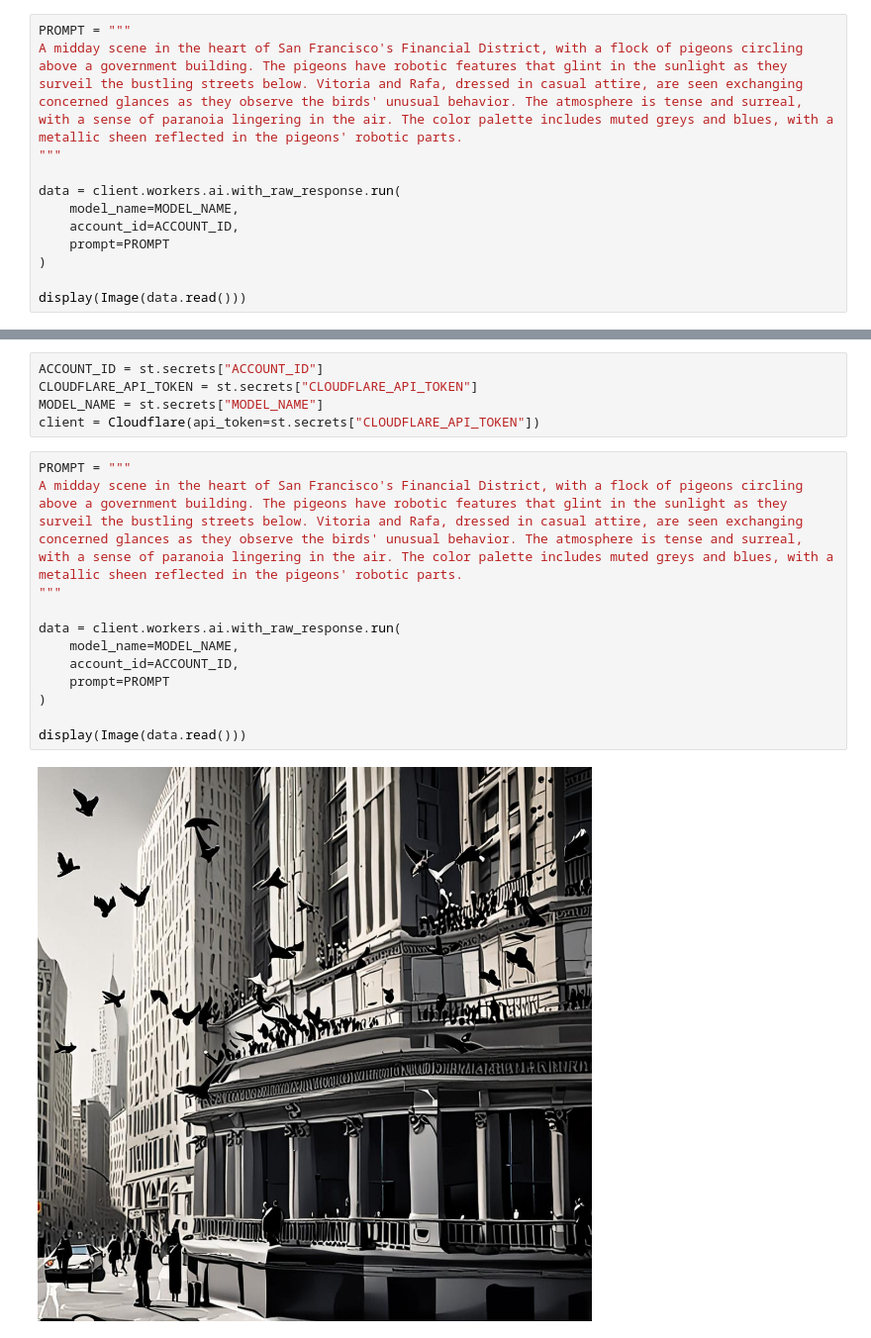
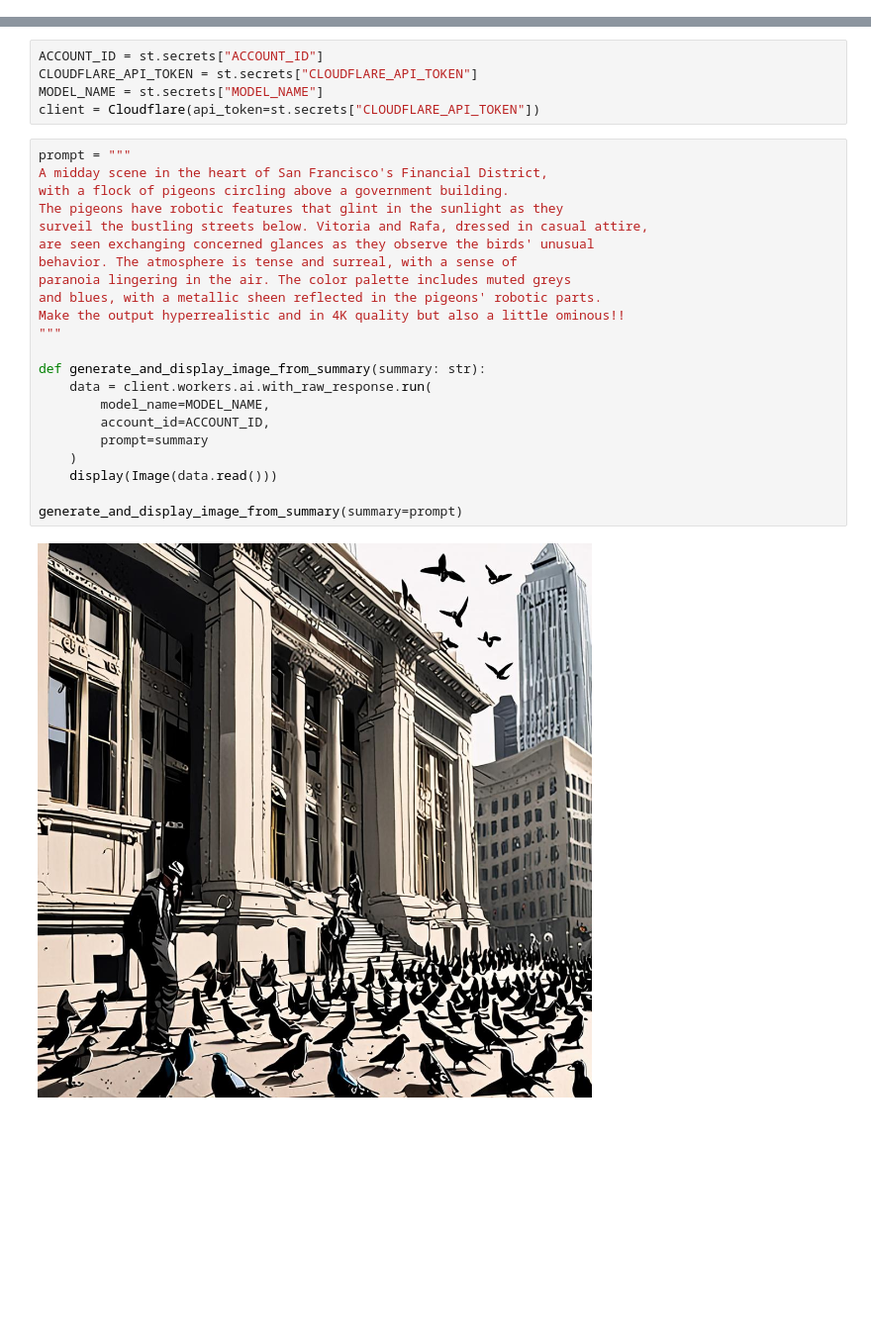
Before and after one commit to useless-ai-tinfoil-hats/sf-conspiracies, a Jupyter notebook: testing.ipynb, the cells around one changed output, grey strips where cells are left out. Shown: that part at 99% size. Drawn from its saved outputs; the diff is of its cells as text; blank space fills up the shorter version.

```diff
--- a/testing.ipynb
+++ b/testing.ipynb
@@ -17,12 +10,0 @@ client = Cloudflare(api_token=os.environ["CLOUDFLARE_API_TOKEN"])
-# %%
-PROMPT = """
-A midday scene in the heart of San Francisco's Financial District, with a flock of pigeons circling above a government building. The pigeons have robotic features that glint in the sunlight as they surveil the bustling streets below. Vitoria and Rafa, dressed in casual attire, are seen exchanging concerned glances as they observe the birds' unusual behavior. The atmosphere is tense and surreal, with a sense of paranoia lingering in the air. The color palette includes muted greys and blues, with a metallic sheen reflected in the pigeons' robotic parts.
-"""
-
-data = client.workers.ai.with_raw_response.run(
-    model_name=MODEL_NAME,
-    account_id=ACCOUNT_ID,
-    prompt=PROMPT
-)
-
-display(Image(data.read()))
@@ -34,16 +14,26 @@ CLOUDFLARE_API_TOKEN = st.secrets["CLOUDFLARE_API_TOKEN"]
 MODEL_NAME = st.secrets["MODEL_NAME"]
 client = Cloudflare(api_token=st.secrets["CLOUDFLARE_API_TOKEN"])
 # %%
-PROMPT = """
-A midday scene in the heart of San Francisco's Financial District, with a flock of pigeons circling above a government building. The pigeons have robotic features that glint in the sunlight as they surveil the bustling streets below. Vitoria and Rafa, dressed in casual attire, are seen exchanging concerned glances as they observe the birds' unusual behavior. The atmosphere is tense and surreal, with a sense of paranoia lingering in the air. The color palette includes muted greys and blues, with a metallic sheen reflected in the pigeons' robotic parts.
+prompt = """
+A midday scene in the heart of San Francisco's Financial District,
+with a flock of pigeons circling above a government building.
+The pigeons have robotic features that glint in the sunlight as they
+surveil the bustling streets below. Vitoria and Rafa, dressed in casual attire,
+are seen exchanging concerned glances as they observe the birds' unusual
+behavior. The atmosphere is tense and surreal, with a sense of
+paranoia lingering in the air. The color palette includes muted greys
+and blues, with a metallic sheen reflected in the pigeons' robotic parts.
+Make the output hyperrealistic and in 4K quality but also a little ominous!!
 """
 
-data = client.workers.ai.with_raw_response.run(
-    model_name=MODEL_NAME,
-    account_id=ACCOUNT_ID,
-    prompt=PROMPT
-)
+def generate_and_display_image_from_summary(summary: str):
+    data = client.workers.ai.with_raw_response.run(
+        model_name=MODEL_NAME,
+        account_id=ACCOUNT_ID,
+        prompt=summary
+    )
+    display(Image(data.read()))
 
-display(Image(data.read()))
+generate_and_display_image_from_summary(summary=prompt)
 # %% [output]
-[figure, old version]
+[figure, new version]
```
Also changed, not shown: parts of 2 cells of this notebook.
